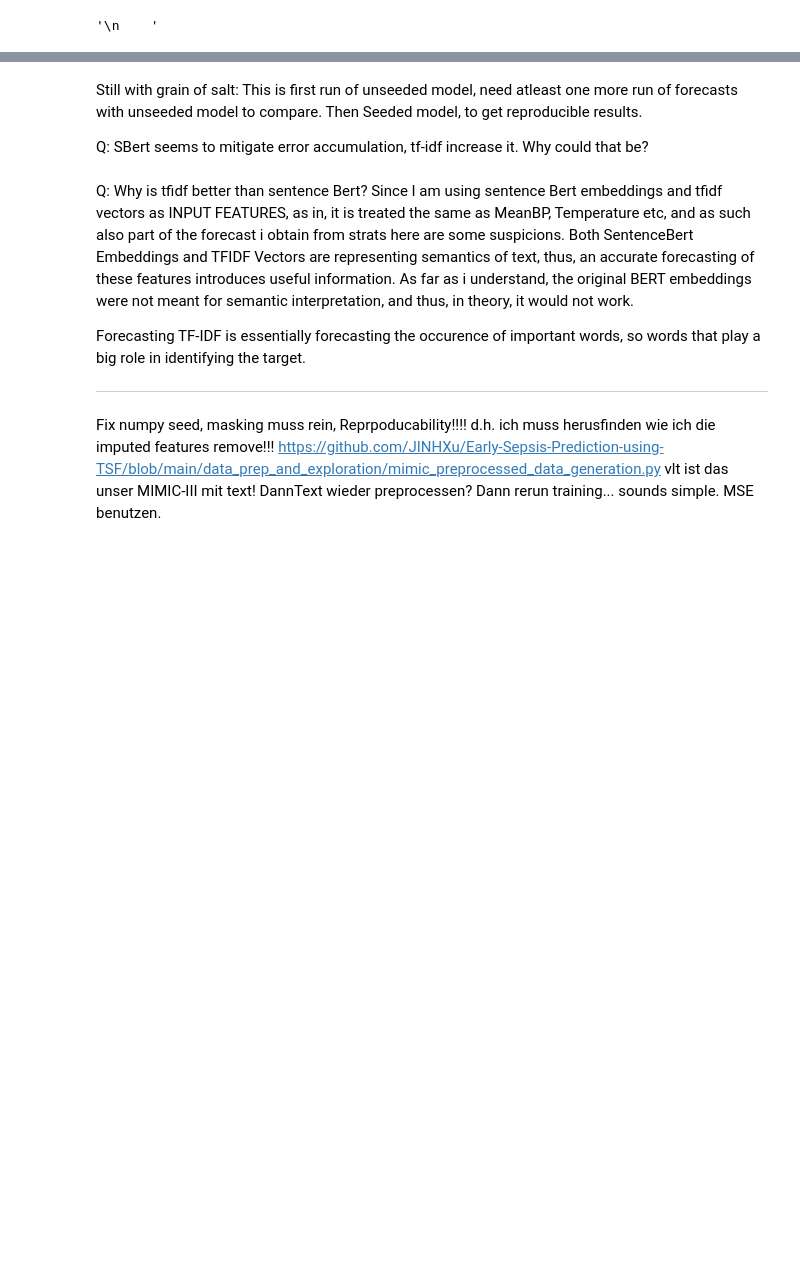
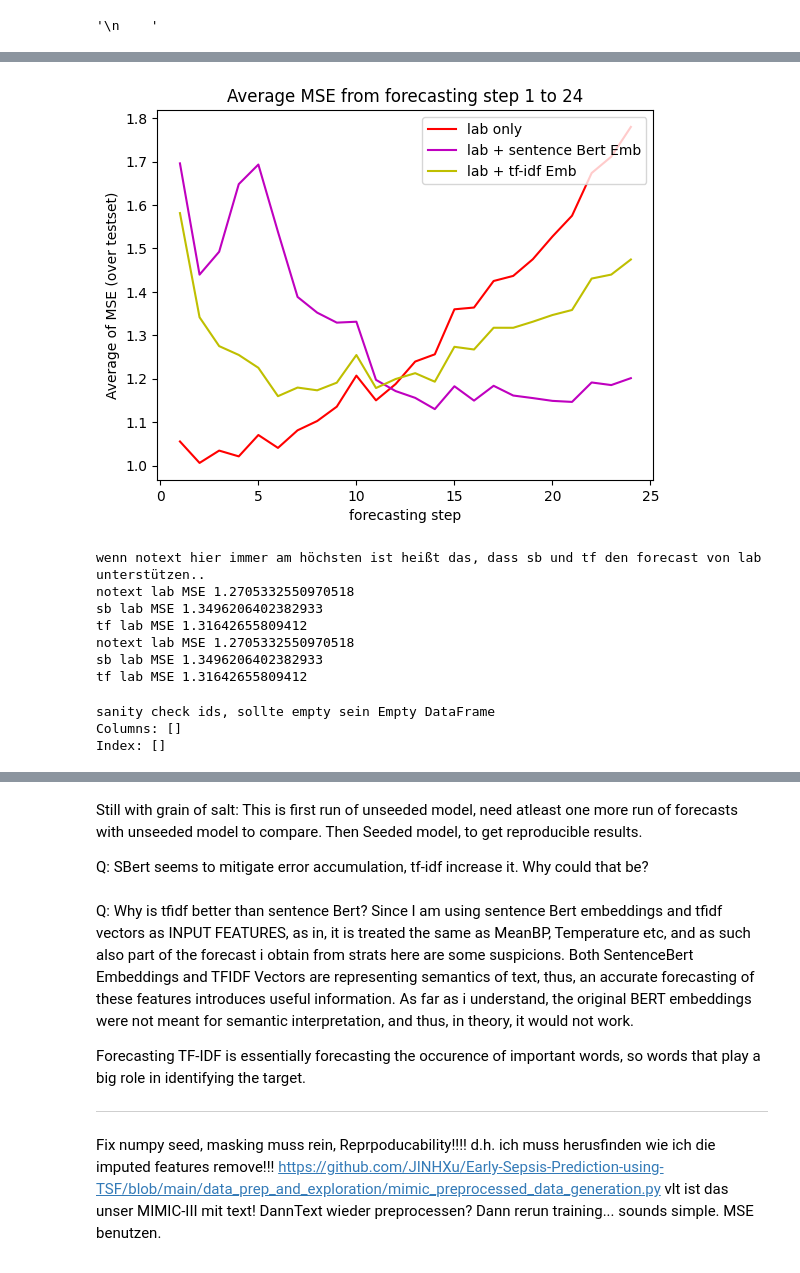
Before and after one commit to ortsanpablo/thesis, a Jupyter notebook: Unseeded3_Forecast Evaluation_onResearchData.ipynb, the cells around one changed output, grey strips where cells are left out. Saved outputs shown, nothing was run; the diff lists cells and outputs as text; code cells hidden in the pictures; blank space fills up the shorter version.

```diff
--- a/Unseeded3_Forecast Evaluation_onResearchData.ipynb
+++ b/Unseeded3_Forecast Evaluation_onResearchData.ipynb
@@ -319,0 +368,78 @@ pickle.dump([tf_st, tf_fo, tf_observe_targets, tf_var_map], open('Unseeded2_tf_s
+# %%
+## ONLY LAB FEATURES, ALL MODELS, DISREGARD TFID AND BERT, TO SEE HOW THEY HELPED LAB FEATURE FORECASTING
+only_lab_notext_fore = notext_fo
+only_lab_notext_target = notext_observe_targets
+only_lab_sb = sb_fo[notext_fo.columns]
+only_lab_sb_target = sb_observe_targets[notext_fo.columns]
+only_lab_tf = tf_fo[notext_fo.columns]
+only_lab_tf_target = tf_observe_targets[notext_fo.columns]
+##sanity id test
+#only_lab_notext_fore = notext_fo
+#only_lab_notext_target = notext_observe_targets
+#only_lab_sb = sb_fo[notext_fo.columns]
+#only_lab_sb_target = notext_observe_targets
+#only_lab_tf = tf_fo[notext_fo.columns]
+#only_lab_tf_target = notext_observe_targets
+
+tf_step = list(range(1,25,1)) * int((len(only_lab_notext_fore) / 24))
+only_notext_st = pd.DataFrame(tf_step, columns=["step"])
+only_tf_st = pd.DataFrame(tf_step, columns=["step"])
+only_sb_st = pd.DataFrame(tf_step, columns=["step"])
+
+only_notext_st = only_notext_st.reset_index().drop(columns="index")
+only_sb_st = only_sb_st.reset_index().drop(columns="index")
+only_tf_st = only_tf_st.reset_index().drop(columns="index")
+
+## Stepwise MSE
+only_notext_st["mse"] = mse_loss_with_nans(only_lab_notext_fore, only_lab_notext_target, 1)
+only_sb_st["mse"] = mse_loss_with_nans(only_lab_sb, only_lab_sb_target, 1)
+only_tf_st["mse"] = mse_loss_with_nans(only_lab_tf,only_lab_tf_target, 1)
+
+## Stepwise MSE, Averaged over all patients
+only_notext_step_wise_mse_mean = only_notext_st.groupby("step").mean()
+only_sb_step_wise_mse_mean = only_sb_st.groupby("step").mean()
+only_tf_step_wise_mse_mean = only_tf_st.groupby("step").mean()
+
+fig = plt.figure()
+i, color = 0, ['r', 'm', 'y']
+for frame in [only_notext_step_wise_mse_mean, only_sb_step_wise_mse_mean, only_tf_step_wise_mse_mean]:
+    c = color[i]
+    plt.plot(frame.index, frame['mse'], color=c)
+    i+=1
+
+#plt.xlim(0,18000)
+#plt.ylim(0,30)
+plt.title("Average MSE from forecasting step 1 to 24")
+plt.xlabel("forecasting step")
+plt.ylabel("Average of MSE (over testset)")
+plt.legend(['lab only','lab + sentence Bert Emb', 'lab + tf-idf Emb'],loc='upper right')
+plt.show()
+
+
+print("wenn notext hier immer am höchsten ist heißt das, dass sb und tf den forecast von lab unterstützen..")
+print("notext lab MSE",mse_loss_with_nans(only_lab_notext_fore, only_lab_notext_target, None))
+print("sb lab MSE",mse_loss_with_nans(only_lab_sb,only_lab_sb_target, None))
+print("tf lab MSE",mse_loss_with_nans(only_lab_tf,only_lab_tf_target, None))
+
+
+print("notext lab MSE",mse_loss_with_nans(only_lab_notext_fore, only_lab_notext_target, None))
+print("sb lab MSE",mse_loss_with_nans(only_lab_sb,only_lab_notext_target, None))
+print("tf lab MSE",mse_loss_with_nans(only_lab_tf,only_lab_notext_target, None))
+# %% [output]
+[figure, added]
+wenn notext hier immer am höchsten ist heißt das, dass sb und tf den forecast von lab unterstützen..
+notext lab MSE 1.2705332550970518
+sb lab MSE 1.3496206402382933
+tf lab MSE 1.31642655809412
+notext lab MSE 1.2705332550970518
+sb lab MSE 1.3496206402382933
+tf lab MSE 1.31642655809412
+# %%
+#print(only_lab_notext_target)
+#print(only_lab_sb_target)
+print("sanity check ids, sollte empty sein",only_lab_notext_target.compare(only_lab_sb_target))
+#print(only_lab_tf_target.compare(only_lab_sb_target))
+# %% [output]
+sanity check ids, sollte empty sein Empty DataFrame
+Columns: []
+Index: []
```
Also changed, not shown: parts of 13 cells of this notebook, 2 other files.
